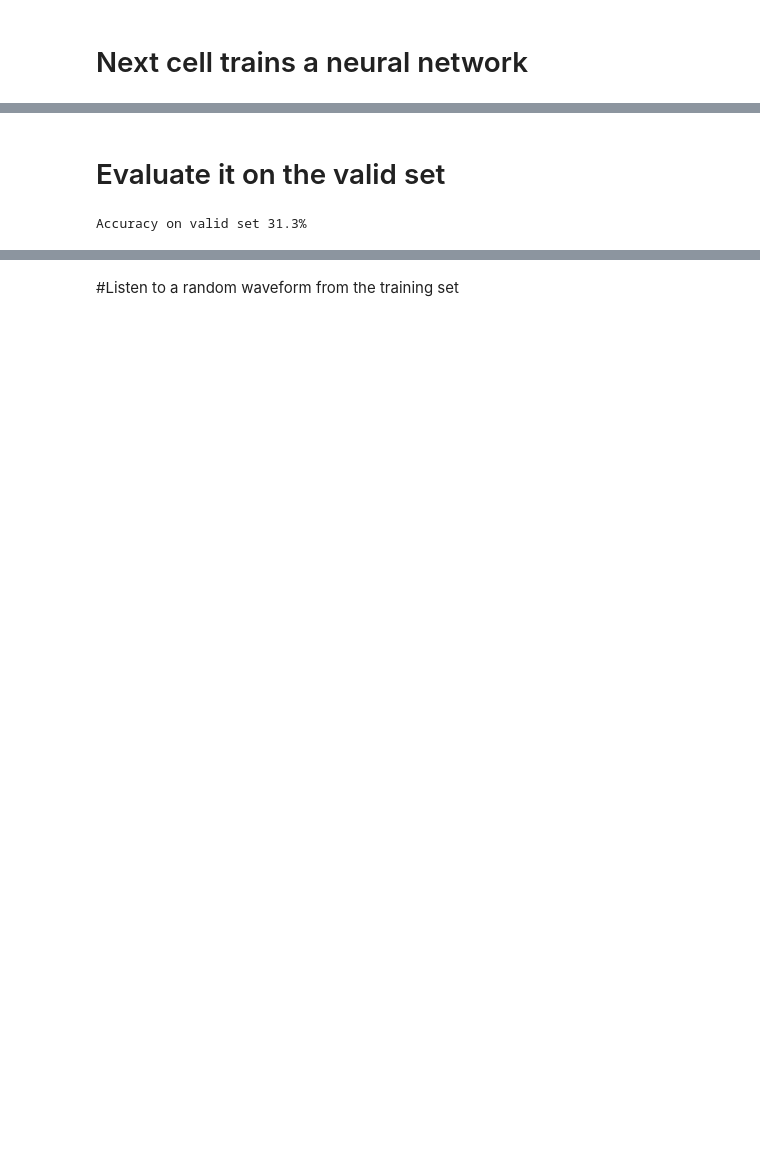
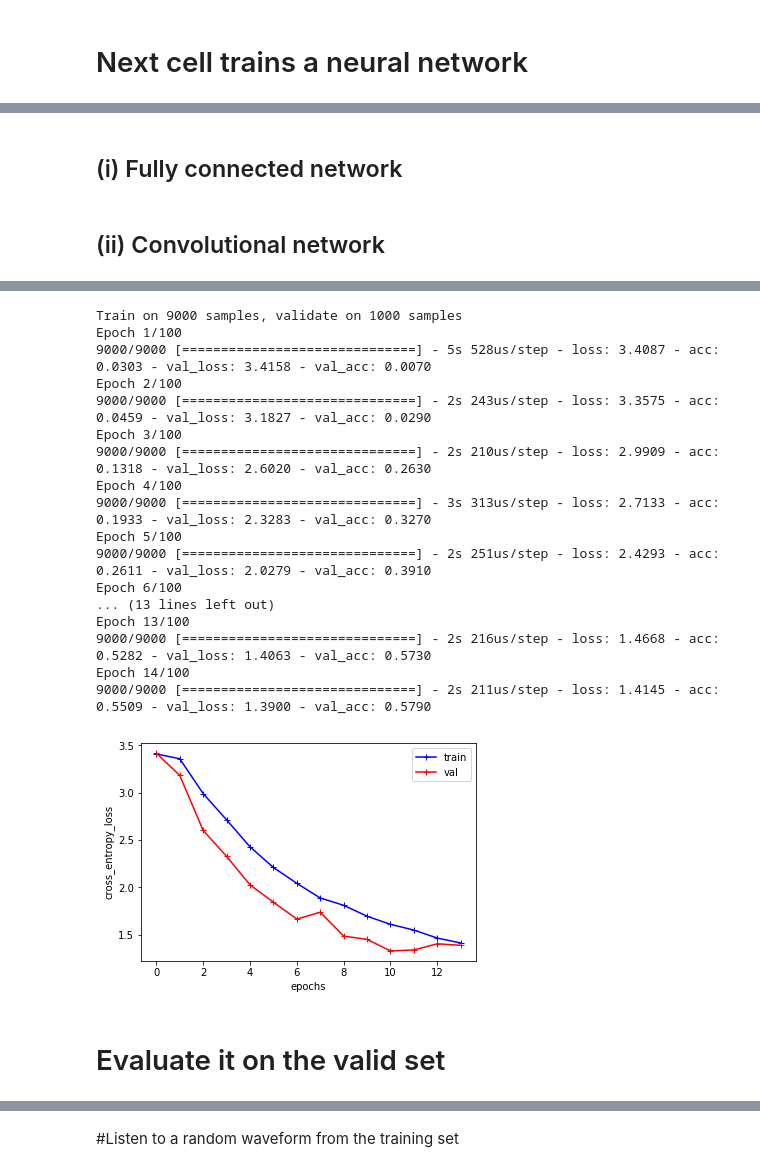
Before and after one commit to deloroy/SPEECH-NLP, a Jupyter notebook: TP1 (SPEECH)/speech_commands_mva_2019_py3-Copy1.ipynb, the cells around one changed output, grey strips where cells are left out. Cells and saved outputs as stored; diff of their text form; code cells hidden in the pictures; blank space fills up the shorter version.

```diff
--- a/TP1 (SPEECH)/speech_commands_mva_2019_py3-Copy1.ipynb
+++ b/TP1 (SPEECH)/speech_commands_mva_2019_py3-Copy1.ipynb
@@ -346,0 +432,10 @@ Training time: 4.18146824836731
+# %% [markdown]
+## (i) Fully connected network
+# %%
+if ("fc_net" in chosen_models) or ("cnn_net" in chosen_models):
+
+    #Converting numerical labels to categorical labels
+
+    train_labels_cat = to_categorical(train_labels,30)
+    valid_labels_cat = to_categorical(valid_labels,30)
+    test_labels_cat = to_categorical(test_labels,30)
@@ -346,0 +479,2 @@ Training time: 4.18146824836731
+# %% [markdown]
+## (ii) Convolutional network
@@ -346,0 +489,40 @@ Training time: 4.18146824836731
+# %%
+if "cnn_net" in chosen_models:
+
+    cnn_model = Sequential()
+    cnn_model.add(Conv2D(8, kernel_size=(11, 5), activation='relu', input_shape=(train_feats.shape[1], train_feats.shape[2],1)))
+    cnn_model.add(MaxPooling2D(pool_size=(2, 2)))
+    cnn_model.add(Conv2D(16, kernel_size=(7, 3), activation='relu'))
+    cnn_model.add(MaxPooling2D(pool_size=(2, 2)))
+    cnn_model.add(Conv2D(32, kernel_size=(3, 1), activation='relu'))
+    cnn_model.add(MaxPooling2D(pool_size=(2, 1)))
+    cnn_model.add(Flatten())
+    cnn_model.add(Dense(64, activation='relu'))
+    cnn_model.add(Dropout(0.3))
+    cnn_model.add(Dense(30, activation='softmax'))
+
+    cnn_model.summary()
+
+    opt = Adam(lr=0.001, beta_1=0.9, beta_2=0.999, epsilon=None, decay=0.0, amsgrad=False)
+    early_stopping_monitor = EarlyStopping(patience = 3)
+
+    cnn_model.compile(optimizer=opt,
+                  loss='categorical_crossentropy',
+                  metrics=['accuracy'])
+
+
+    history = cnn_model.fit(train_feats_ext, train_labels_cat,
+                        batch_size=32, nb_epoch=100,
+                        validation_data=(valid_feats_ext, valid_labels_cat),
+                        callbacks=[early_stopping_monitor])
+
+    losses = {}
+    losses["train"] = history.history['loss']
+    losses["val"] = history.history['val_loss']
+    epochs = np.arange(len(losses['train']))
+    plt.plot(epochs,losses['train'],marker="+",color="b",label="train")
+    plt.plot(epochs,losses['val'],marker="+",color="r",label="val")
+    plt.xlabel("epochs") ; plt.ylabel("cross_entropy_loss") ; plt.legend()
+    plt.savefig('q4_plot.png')
+    plt.show()
+# %% [output]
@@ -347,6 +546,20 @@ Training time: 4.18146824836731
+Train on 9000 samples, validate on 1000 samples
+Epoch 1/100
+9000/9000 [==============================] - 5s 528us/step - loss: 3.4087 - acc: 0.0303 - val_loss: 3.4158 - val_acc: 0.0070
+Epoch 2/100
+9000/9000 [==============================] - 2s 243us/step - loss: 3.3575 - acc: 0.0459 - val_loss: 3.1827 - val_acc: 0.0290
+Epoch 3/100
+9000/9000 [==============================] - 2s 210us/step - loss: 2.9909 - acc: 0.1318 - val_loss: 2.6020 - val_acc: 0.2630
+Epoch 4/100
+9000/9000 [==============================] - 3s 313us/step - loss: 2.7133 - acc: 0.1933 - val_loss: 2.3283 - val_acc: 0.3270
+Epoch 5/100
+9000/9000 [==============================] - 2s 251us/step - loss: 2.4293 - acc: 0.2611 - val_loss: 2.0279 - val_acc: 0.3910
+Epoch 6/100
+... (13 lines left out)
+Epoch 13/100
+9000/9000 [==============================] - 2s 216us/step - loss: 1.4668 - acc: 0.5282 - val_loss: 1.4063 - val_acc: 0.5730
+Epoch 14/100
+9000/9000 [==============================] - 2s 211us/step - loss: 1.4145 - acc: 0.5509 - val_loss: 1.3900 - val_acc: 0.5790
+[figure, added]
 # %% [markdown]
 # Evaluate it on the valid set
-# %%
-print("Accuracy on valid set " + str(100*neural_net.score(valid_feats, valid_labels)) + "%")
-# %% [output]
-Accuracy on valid set 31.3%
```
Also changed, not shown: parts of 39 cells of this notebook, 5 other files.
